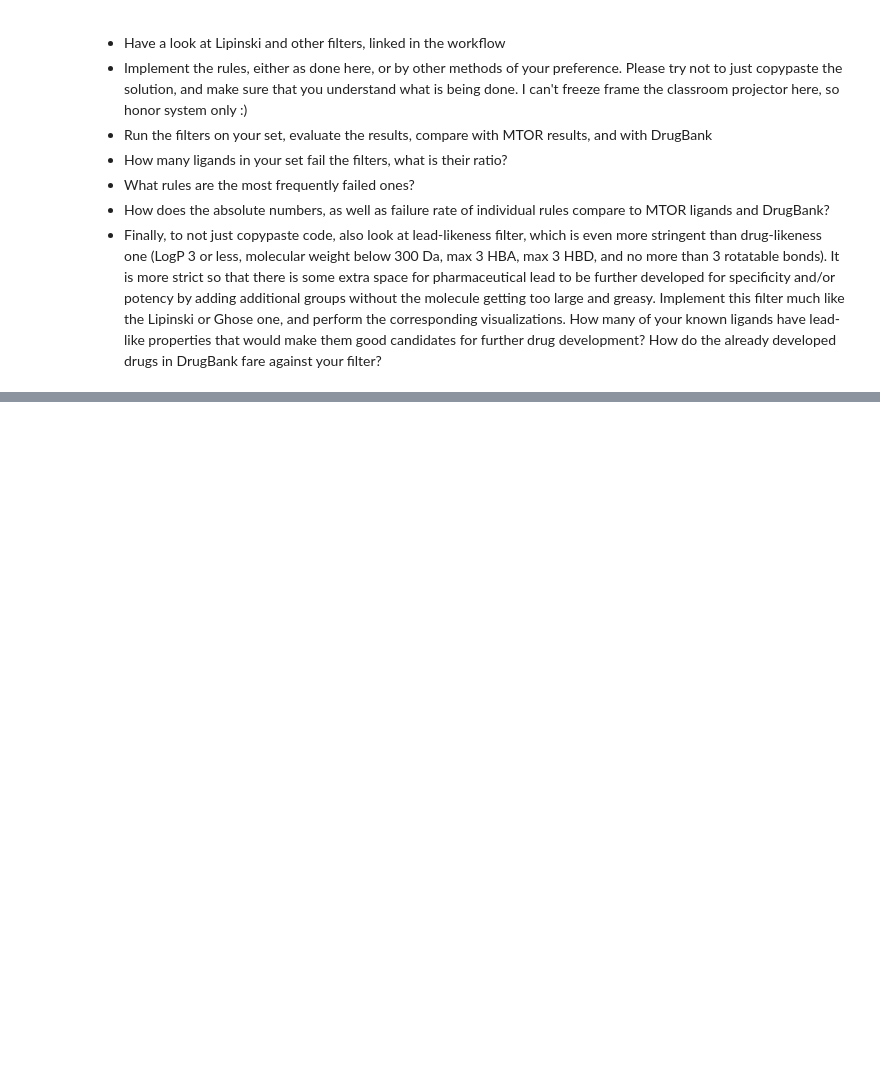
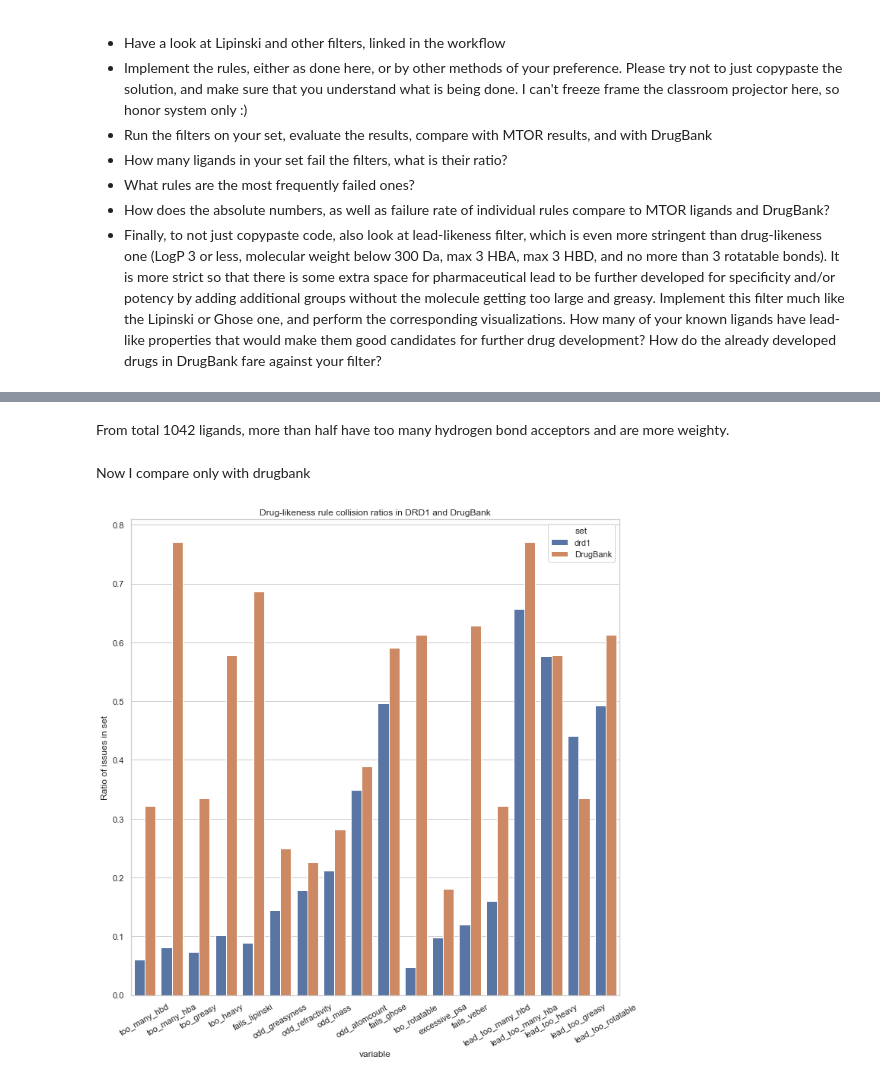
Before and after one commit to lich-uct/cdd2021, a Jupyter notebook: lieberze/04_drug_likeness-Solution.ipynb, the cells around one changed output, grey strips where cells are left out. Saved outputs shown, nothing was run; the diff lists cells and outputs as text; code cells hidden in the pictures; blank space fills up the shorter version.

Commit message:
doplneni lead-likeness

```diff
--- a/lieberze/04_drug_likeness-Solution.ipynb
+++ b/lieberze/04_drug_likeness-Solution.ipynb
@@ -346,0 +360,16 @@ This demonstrates that the Lipinski and indeed all other similar filters should
+# %%
+def lead_too_many_hbd(mol):
+    # takes an RDKit mol instance, returns True if the structure is out of LRO5 bounds
+    return rdescriptors.CalcNumLipinskiHBD(mol) > 3
+
+def lead_too_many_hba(mol):
+    return rdescriptors.CalcNumLipinskiHBA(mol) > 3
+
+def lead_too_heavy(mol):
+    return rdescriptors.CalcExactMolWt(mol) > 300
+
+def lead_too_greasy(mol):
+    return Descriptors.MolLogP(mol) > 3
+
+def lead_too_rotatable_veber(mol):
+    return Chem.CalcNumRotatableBonds(mol) > 3
@@ -346,0 +386,29 @@ This demonstrates that the Lipinski and indeed all other similar filters should
+# %% [markdown]
+From total 1042 ligands, more than half have too many hydrogen bond acceptors and are more weighty.
+# %%
+df_drd1['lead_too_many_hbd'] = [lead_too_many_hbd(l) for l in drd1_ligands]
+df_drd1['lead_too_many_hba'] = [lead_too_many_hba(l) for l in drd1_ligands]
+df_drd1['lead_too_heavy'] = [lead_too_heavy(l) for l in drd1_ligands]
+df_drd1['lead_too_greasy'] = [lead_too_greasy(l) for l in drd1_ligands]
+df_drd1['lead_too_rotatable'] = [lead_too_rotatable_veber(l) for l in drd1_ligands]
+# %% [markdown]
+Now I compare only with drugbank
+# %%
+df_drugbank['lead_too_many_hbd'] = [lead_too_many_hbd(l) for l in drugs]
+df_drugbank['lead_too_many_hba'] = [lead_too_many_hba(l) for l in drugs]
+df_drugbank['lead_too_heavy'] = [lead_too_heavy(l) for l in drugs]
+df_drugbank['lead_too_greasy'] = [lead_too_greasy(l) for l in drugs]
+df_drugbank['lead_too_rotatable'] = [lead_too_rotatable_veber(l) for l in drugs]
+# %%
+joint_df = pd.concat([df_drd1, df_drugbank], ignore_index=True)
+columns_to_melt = [i for i in joint_df.columns]
+columns_to_melt.remove("set")
+melted_df = pd.melt(joint_df, id_vars=['set'], value_vars = columns_to_melt)
+# %%
+with sns.axes_style("whitegrid"):
+    p = sns.barplot(data=melted_df, y='value', x='variable', hue='set', ci=None)
+    p.set_title("Drug-likeness rule collision ratios in DRD1 and DrugBank")
+    p.set_ylabel("Ratio of issues in set")
+    p.set_xticklabels(p.get_xticklabels(), rotation=30) # avoid ugly text clipping
+# %% [output]
+[figure, added]
```
Also changed, not shown: parts of 12 cells of this notebook.
